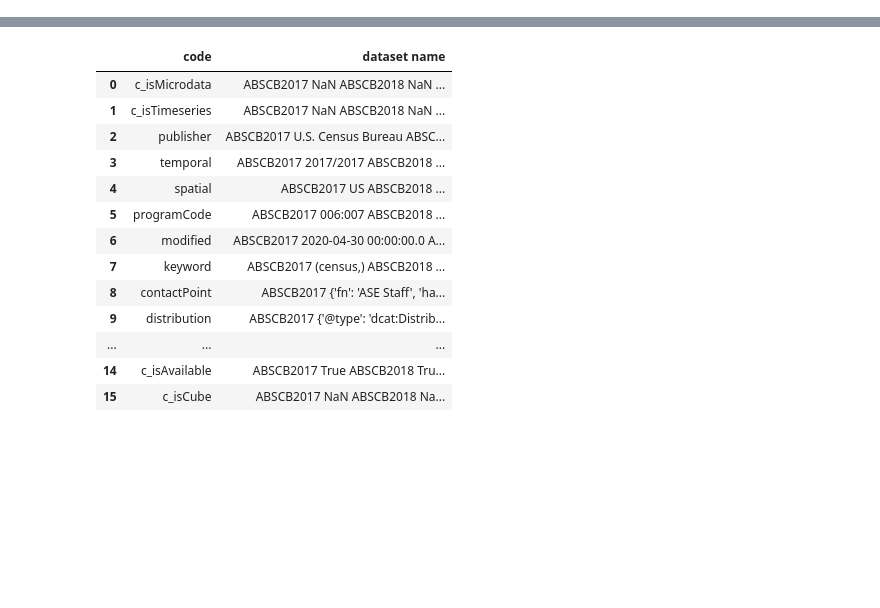
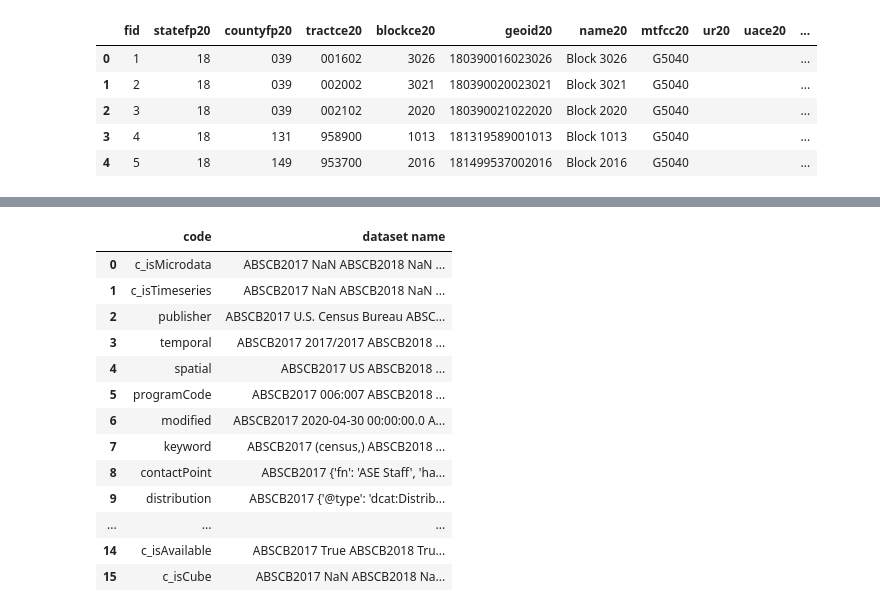
Before and after one commit to aaron-mv-moore/indy-action-time, a Jupyter notebook: 00_working_acquire_demographics.ipynb, the cells around one changed output, grey strips where cells are left out. Saved outputs shown, nothing was run; the diff lists cells and outputs as text; code cells hidden in the pictures; blank space fills up the shorter version.

```diff
--- a/00_working_acquire_demographics.ipynb
+++ b/00_working_acquire_demographics.ipynb
@@ -0,0 +67,12 @@
+# %%
+# acquire the censu blocks from 2020
+gdf20 = geopandas.read_file('data/Census_Block_Boundaries_2020.geojson')
+
+gdf20.head()
+# %% [output]
+|  | fid | statefp20 | countyfp20 | tractce20 | blockce20 | geoid20 | name20 | mtfcc20 | ur20 | uace20 | ... |
+| 0 | 1 | 18 | 039 | 001602 | 3026 | 180390016023026 | Block 3026 | G5040 |  |  | ... |
+| 1 | 2 | 18 | 039 | 002002 | 3021 | 180390020023021 | Block 3021 | G5040 |  |  | ... |
+| 2 | 3 | 18 | 039 | 002102 | 2020 | 180390021022020 | Block 2020 | G5040 |  |  | ... |
+| 3 | 4 | 18 | 131 | 958900 | 1013 | 181319589001013 | Block 1013 | G5040 |  |  | ... |
+| 4 | 5 | 18 | 149 | 953700 | 2016 | 181499537002016 | Block 2016 | G5040 |  |  | ... |
```
Also changed, not shown: parts of 17 cells of this notebook, 2 other files.
